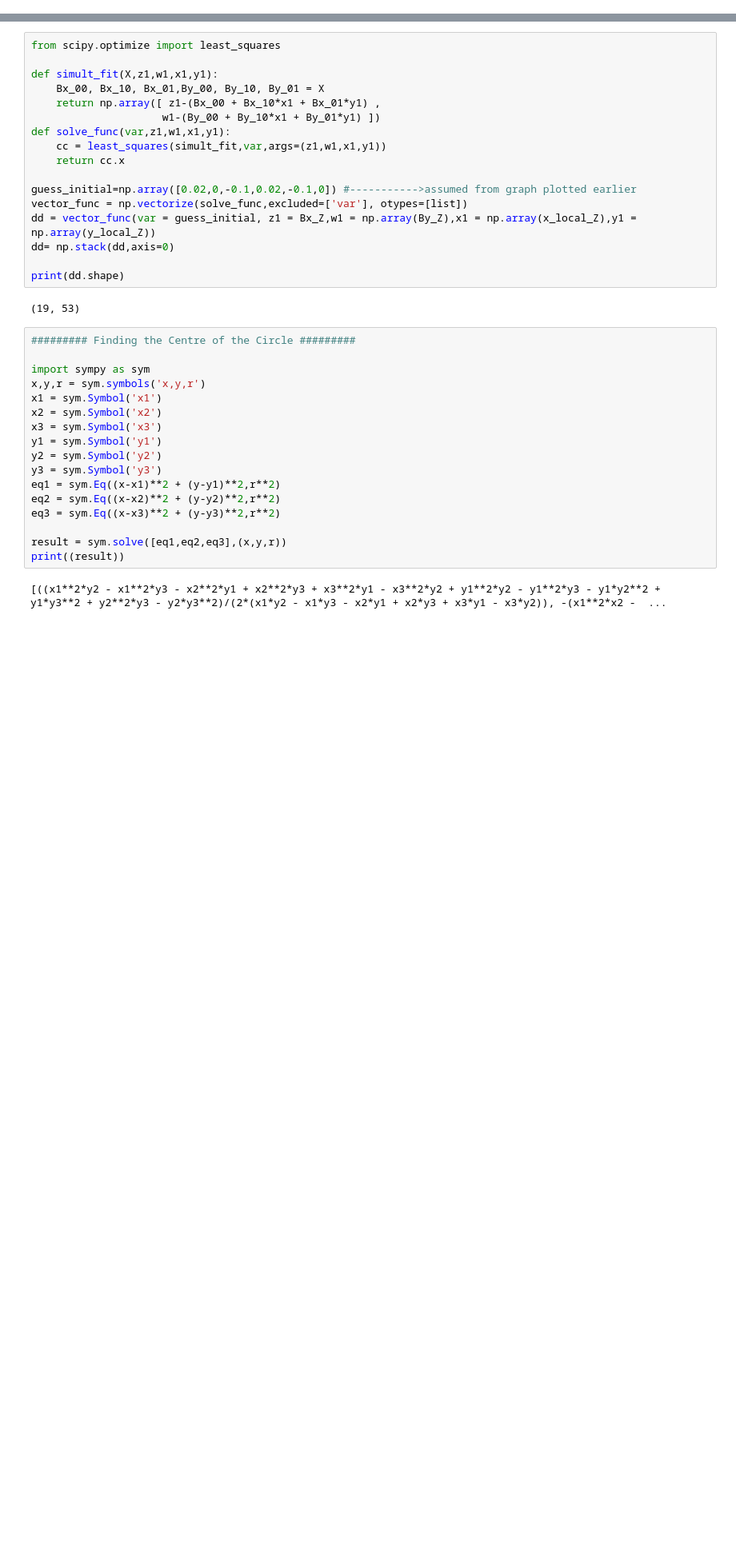
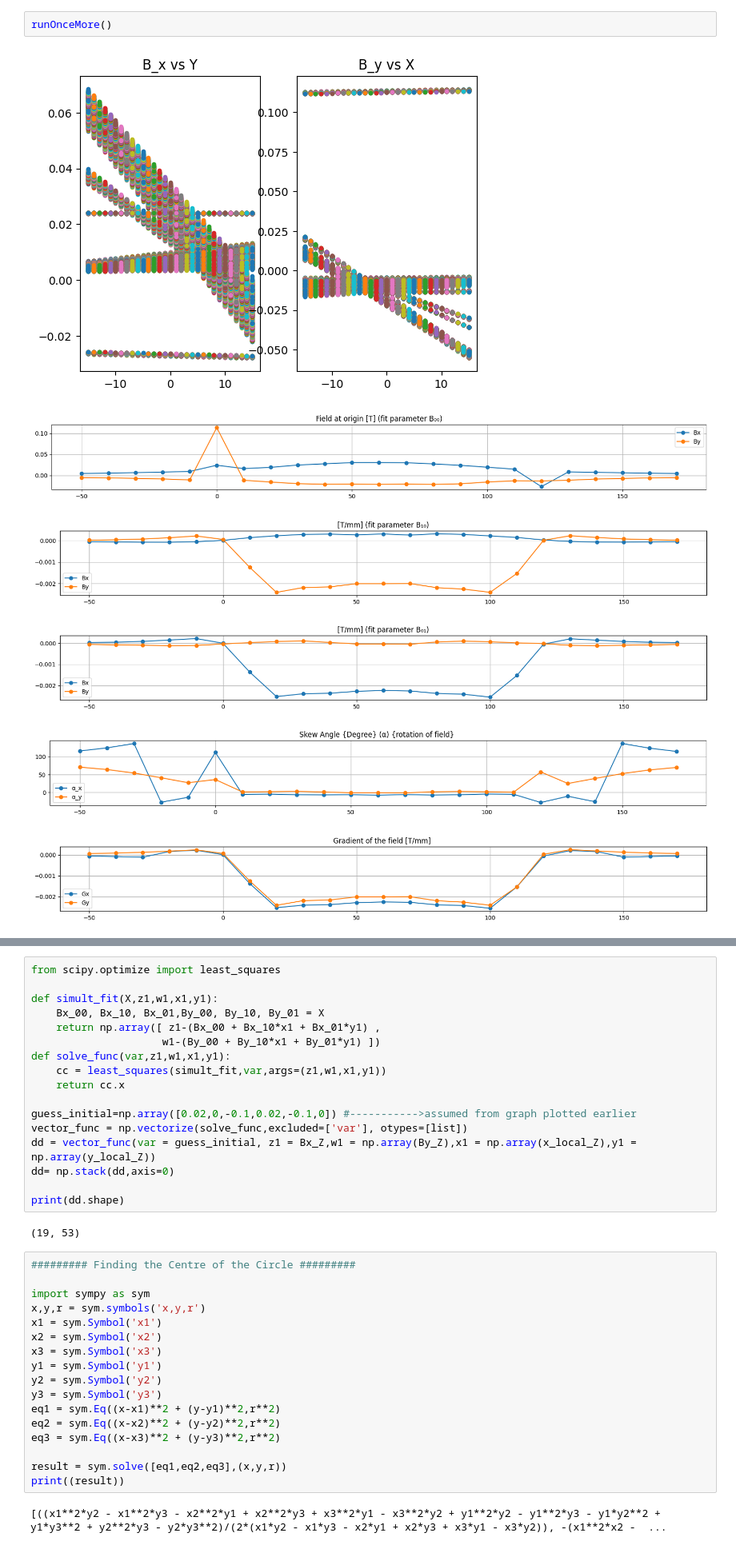
Before and after one commit to mvranovsky/Focusing-And-Deflecting-Devices, a Jupyter notebook: ASTRA/generateFM/generateFieldMap.ipynb, the cells around one changed output, grey strips where cells are left out. Shown at 80% size. Cells and saved outputs as stored; diff of their text form; blank space fills up the shorter version.

```diff
--- a/ASTRA/generateFM/generateFieldMap.ipynb
+++ b/ASTRA/generateFM/generateFieldMap.ipynb
@@ -172,0 +392,9 @@ def generateB(z_val, alphaX, alphaY, GX, GY, magcentreX, magcentreY):
+# %%
+runOnceMore()
+# %% [output]
+[figure, added]
+[figure, added]
+[figure, added]
+[figure, added]
+[figure, added]
+[figure, added]
```
Also changed, not shown: parts of 17 cells of this notebook, 15 other files.
